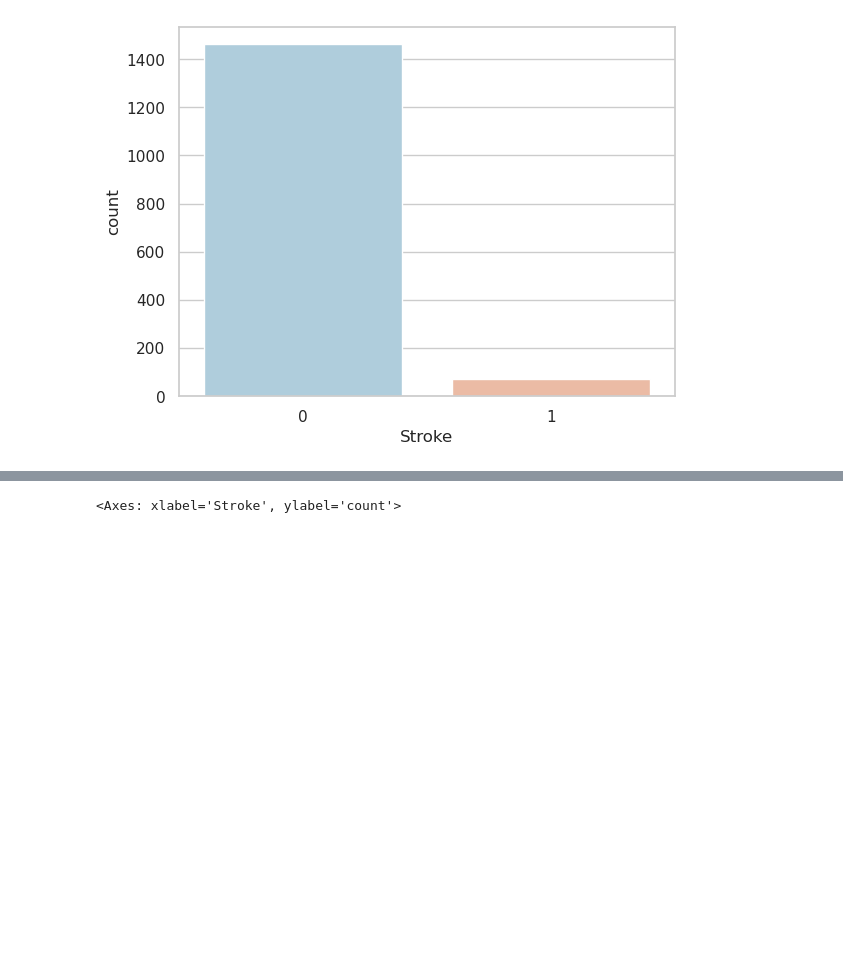
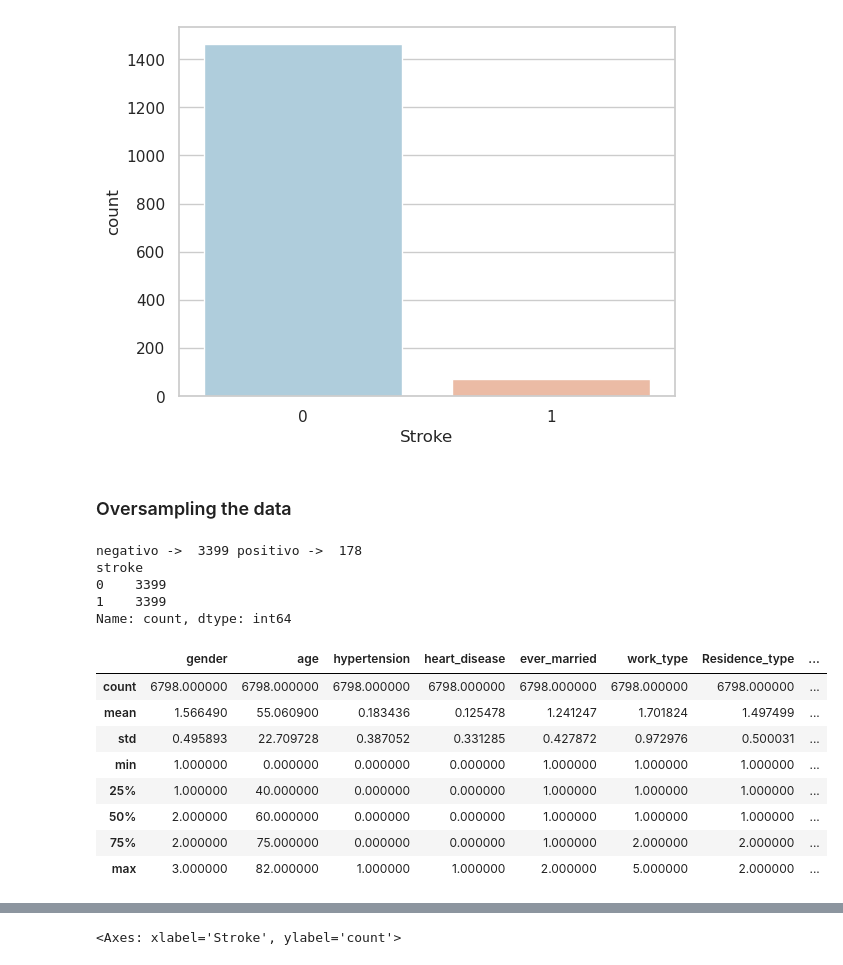
Before and after one commit to GoncaloSenra/DAA-Modelos-de-Machine-Learning, a Jupyter notebook: stroki.ipynb, the cells around one changed output, grey strips where cells are left out. Drawn from its saved outputs; the diff is of its cells as text; code cells hidden in the pictures; blank space fills up the shorter version.

```diff
--- a/stroki.ipynb
+++ b/stroki.ipynb
@@ -731,3 +653,32 @@ sns.countplot(x='Stroke',data=pd.DataFrame(y_test, columns=['Stroke']),palette='
 # %% [output]
 <Axes: xlabel='Stroke', ylabel='count'>
 [figure]
+# %% [markdown]
+### Oversampling the data
+# %%
+count0, count1 = train_data.stroke.value_counts()
+print("negativo -> ",count0,"positivo -> ",count1)
+
+aux0 = train_data[train_data["stroke"] == 0] # maioritaria
+aux1 = train_data[train_data["stroke"] == 1] # minoritaria
+
+aux2 = aux1.sample(count0, replace = True)
+train_data_OS = pd.concat([aux0, aux2], axis = 0)
+print(train_data_OS.stroke.value_counts())
+
+train_data_OS.describe()
+# %% [output]
+negativo ->  3399 positivo ->  178
+stroke
+0    3399
+1    3399
+Name: count, dtype: int64
+|  | gender | age | hypertension | heart_disease | ever_married | work_type | Residence_type | ... |
+| count | 6798.000000 | 6798.000000 | 6798.000000 | 6798.000000 | 6798.000000 | 6798.000000 | 6798.000000 | ... |
+| mean | 1.566490 | 55.060900 | 0.183436 | 0.125478 | 1.241247 | 1.701824 | 1.497499 | ... |
+| std | 0.495893 | 22.709728 | 0.387052 | 0.331285 | 0.427872 | 0.972976 | 0.500031 | ... |
+| min | 1.000000 | 0.000000 | 0.000000 | 0.000000 | 1.000000 | 1.000000 | 1.000000 | ... |
+| 25% | 1.000000 | 40.000000 | 0.000000 | 0.000000 | 1.000000 | 1.000000 | 1.000000 | ... |
+| 50% | 2.000000 | 60.000000 | 0.000000 | 0.000000 | 1.000000 | 1.000000 | 1.000000 | ... |
+| 75% | 2.000000 | 75.000000 | 0.000000 | 0.000000 | 1.000000 | 2.000000 | 2.000000 | ... |
+| max | 3.000000 | 82.000000 | 1.000000 | 1.000000 | 2.000000 | 5.000000 | 2.000000 | ... |
```
Also changed, not shown: parts of 28 cells of this notebook.
